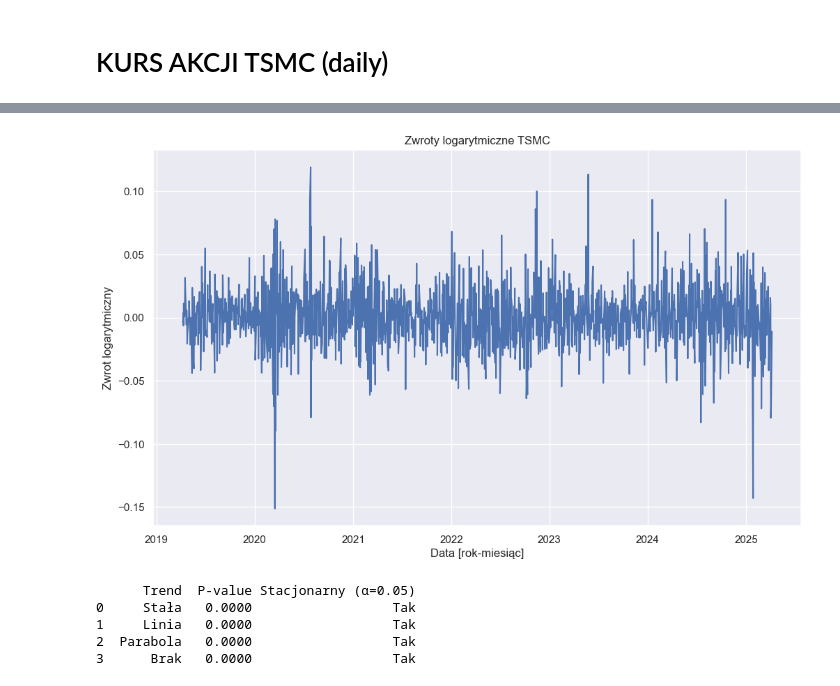
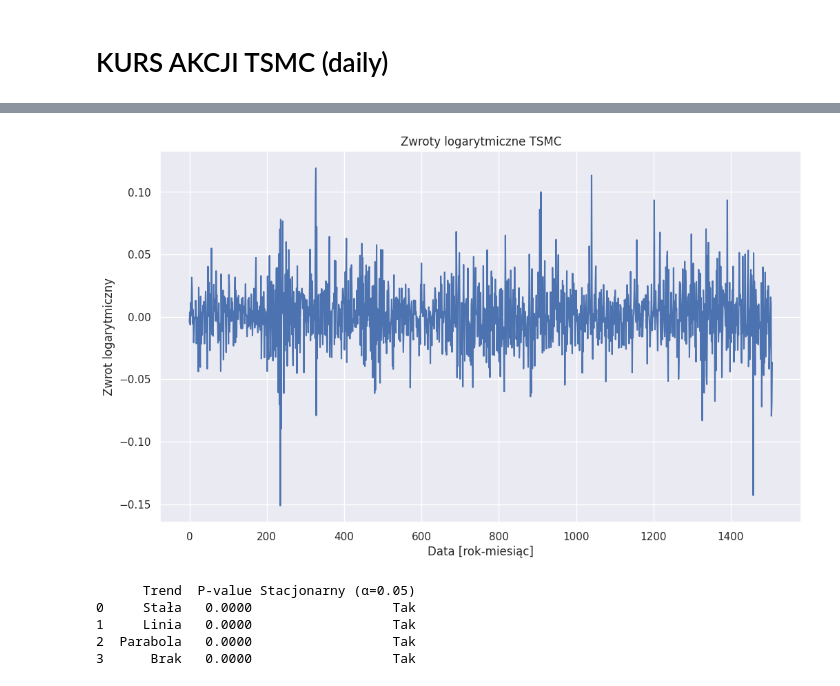
Before and after one commit to mathieuboro/nvidia_risk_management, a Jupyter notebook: projekt 2.ipynb, the cells around one changed output, grey strips where cells are left out. Saved outputs shown, nothing was run; the diff lists cells and outputs as text; code cells hidden in the pictures.

```diff
--- a/projekt 2.ipynb
+++ b/projekt 2.ipynb
@@ -136,14 +129,15 @@ plt.show()
 # %%
 log_returns_tsmc = np.log(tsmc_data / tsmc_data.shift(1)).dropna()
+log_returns_tsmc = np.ravel(log_returns_tsmc)
 
 plt.plot(log_returns_tsmc)
 plt.title('Zwroty logarytmiczne TSMC')
 plt.ylabel('Zwrot logarytmiczny')
 plt.xlabel('Data [rok-miesiąc]')
 plt.grid(True)
 plt.show()
 # %% [output]
-[figure, old version]
+[figure, new version]
 # %%
 adf_results = adf_test(log_returns_tsmc)
 print(adf_results)
```
Also changed, not shown: parts of 25 cells of this notebook.
